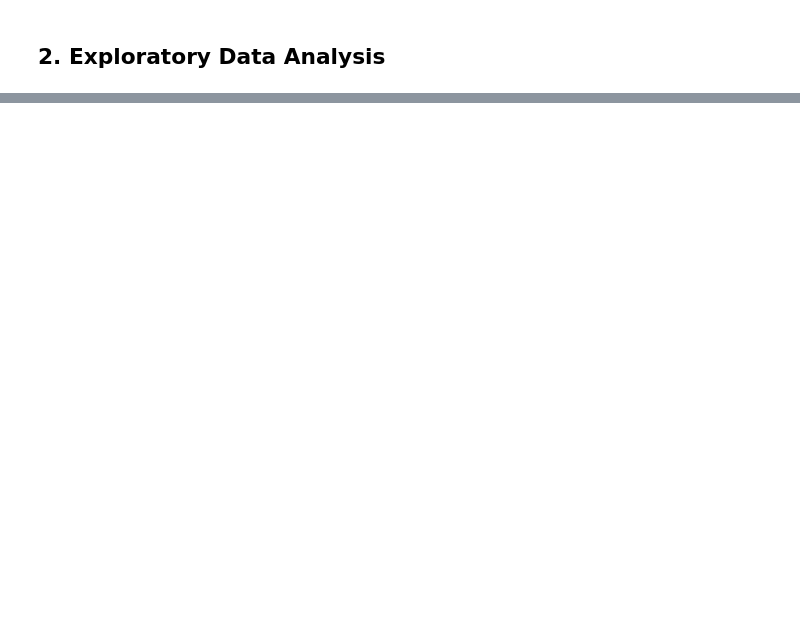
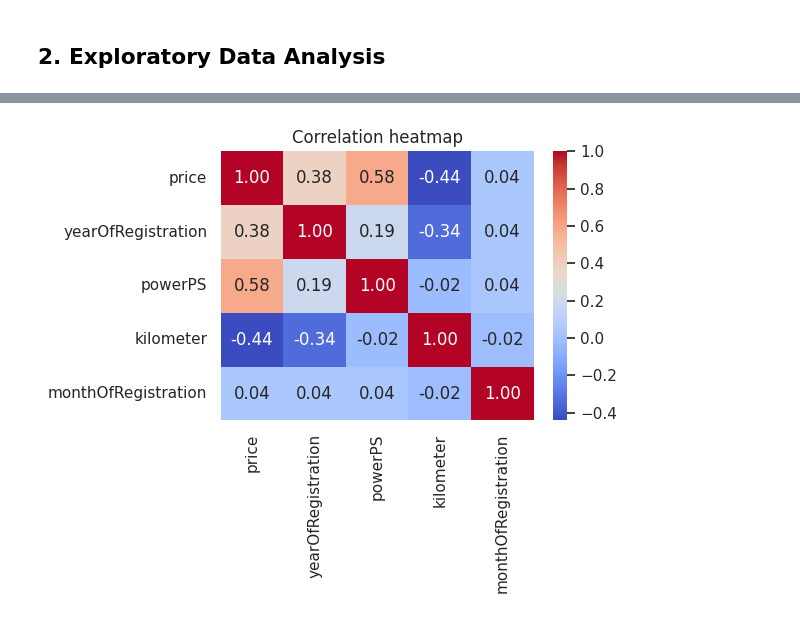
Before and after one commit to Rushil-99/ML-capstone, a Jupyter notebook: notebooks/classification.ipynb, the cells around one changed output, grey strips where cells are left out. Saved outputs shown, nothing was run; the diff lists cells and outputs as text; code cells hidden in the pictures; blank space fills up the shorter version.

```diff
--- a/notebooks/classification.ipynb
+++ b/notebooks/classification.ipynb
@@ -100,0 +101,9 @@ print(f"Test MAE   : {ridge_mae:.4f}")
+# %%
+numeric_cols = ["price", "yearOfRegistration", "powerPS", "kilometer", "monthOfRegistration"]
+plt.figure(figsize=(6, 5))
+sns.heatmap(df_eda[numeric_cols].corr(), annot=True, cmap="coolwarm", fmt=".2f")
+plt.title("Correlation heatmap")
+plt.tight_layout()
+plt.show()
+# %% [output]
+[figure, added]
```
Also changed, not shown: parts of 37 cells of this notebook, 5 other files.
